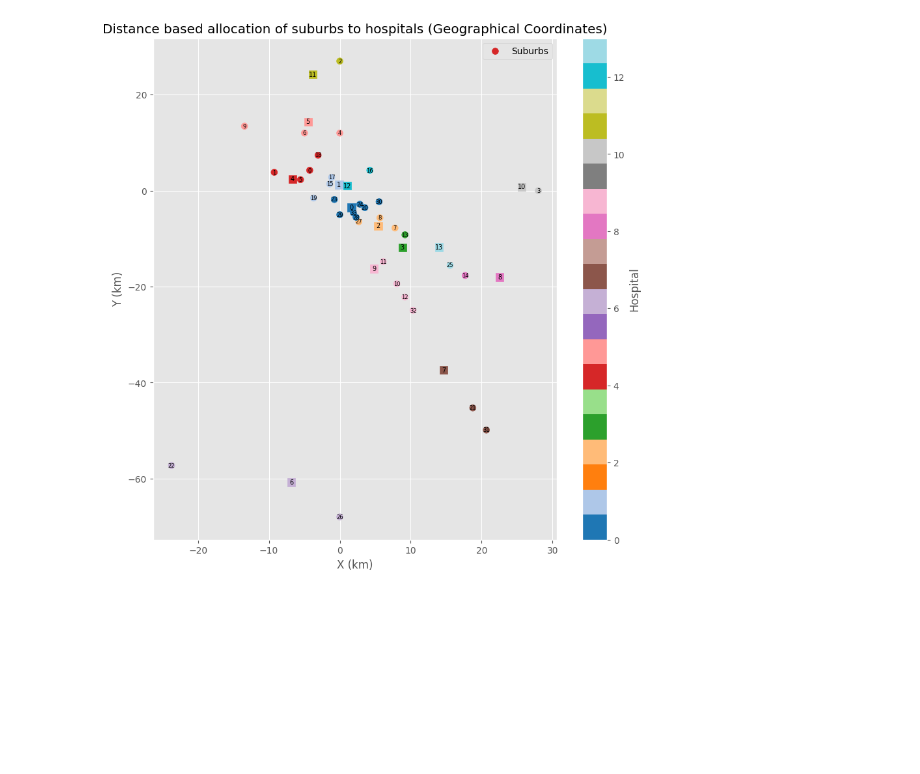
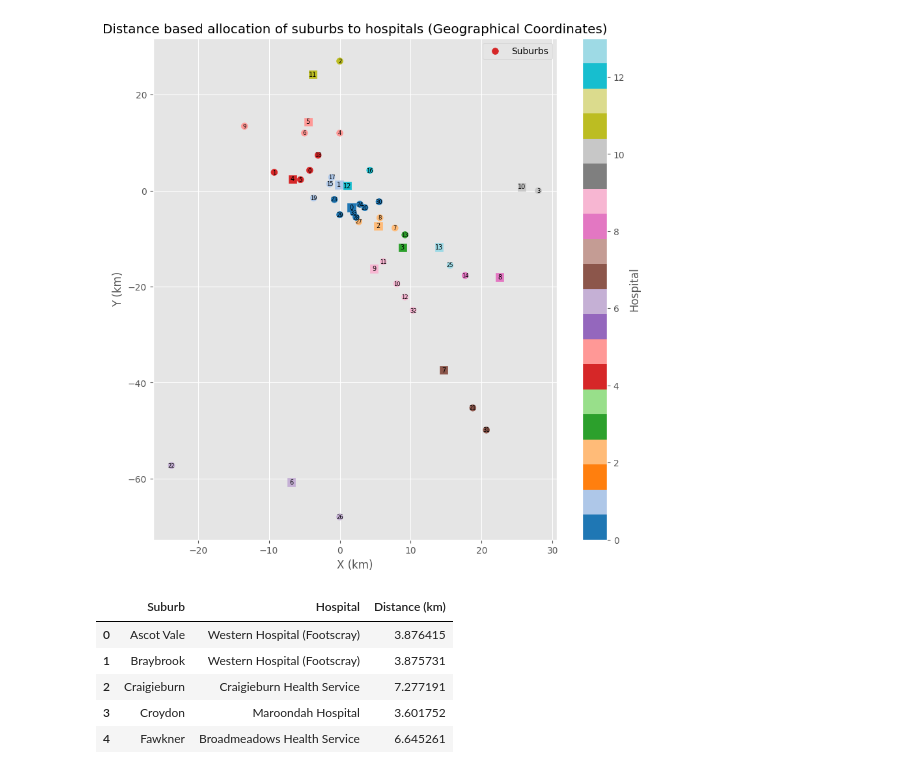
Before and after one commit to Subhasis-Biswas/ML4CPS_Project2, a Jupyter notebook: access_to_healthcare.ipynb, the cells around one changed output. Cells and saved outputs as stored; diff of their text form; code cells hidden in the pictures; blank space fills up the shorter version.

```diff
--- a/access_to_healthcare.ipynb
+++ b/access_to_healthcare.ipynb
@@ -397,3 +397,18 @@ plt.colorbar(label='Hospital')
 plt.show()
 # %% [output]
 [figure]
+# %%
+# Now use the provided nearest public hospital data to allocate suburbs to hospitals
+nearest_from_data=pd.DataFrame(columns=['Suburb','Hospital','Distance (km)'])
+nearest_from_data['Suburb']=data['Community Name']
+nearest_from_data['Hospital']=hospital_data['Nearest Public Hospital']
+nearest_from_data['Distance (km)']=hospital_data['Distance to nearest public hospital']
+
+nearest_from_data.head()
+# %% [output]
+|  | Suburb | Hospital | Distance (km) |
+| 0 | Ascot Vale | Western Hospital (Footscray) | 3.876415 |
+| 1 | Braybrook | Western Hospital (Footscray) | 3.875731 |
+| 2 | Craigieburn | Craigieburn Health Service | 7.277191 |
+| 3 | Croydon | Maroondah Hospital | 3.601752 |
+| 4 | Fawkner | Broadmeadows Health Service | 6.645261 |
```
Also changed, not shown: parts of 3 cells of this notebook.
